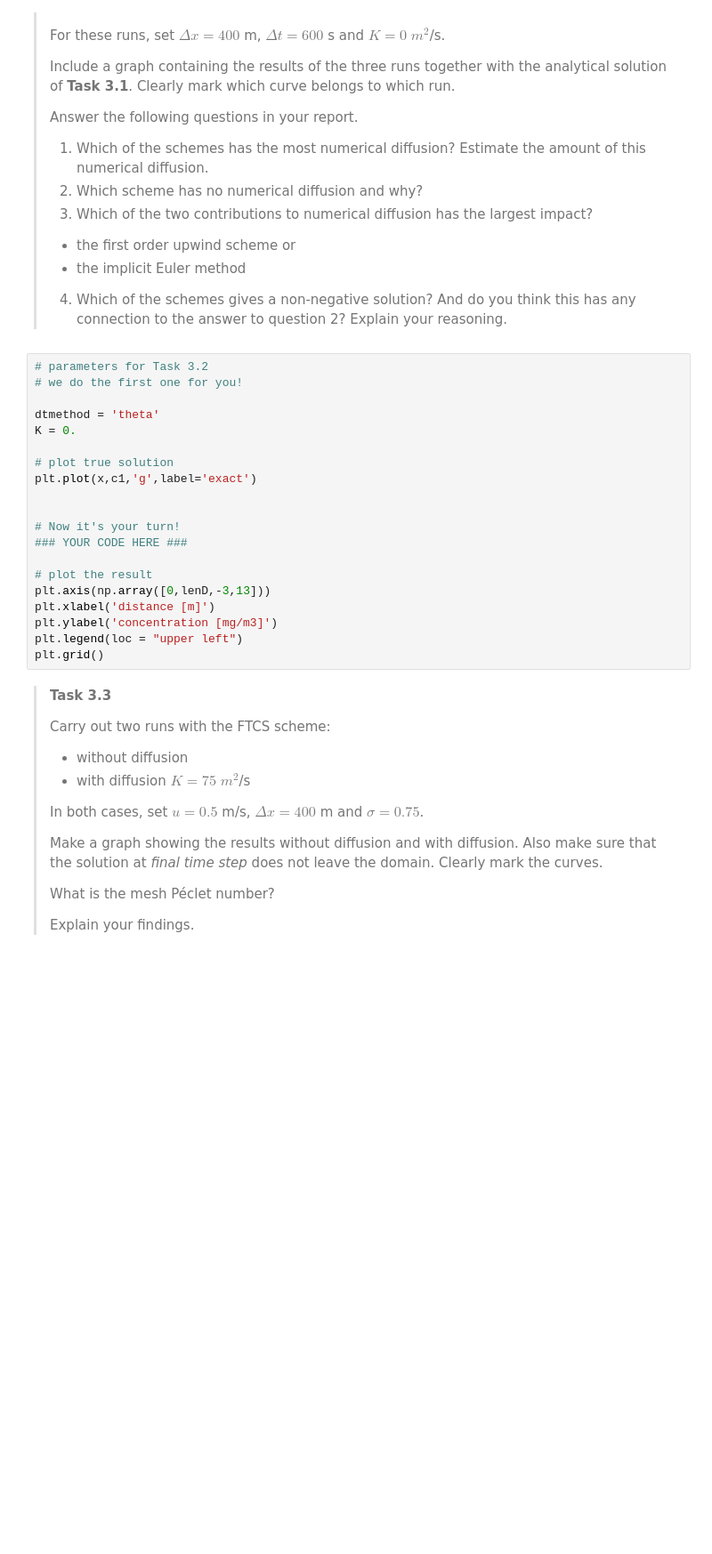
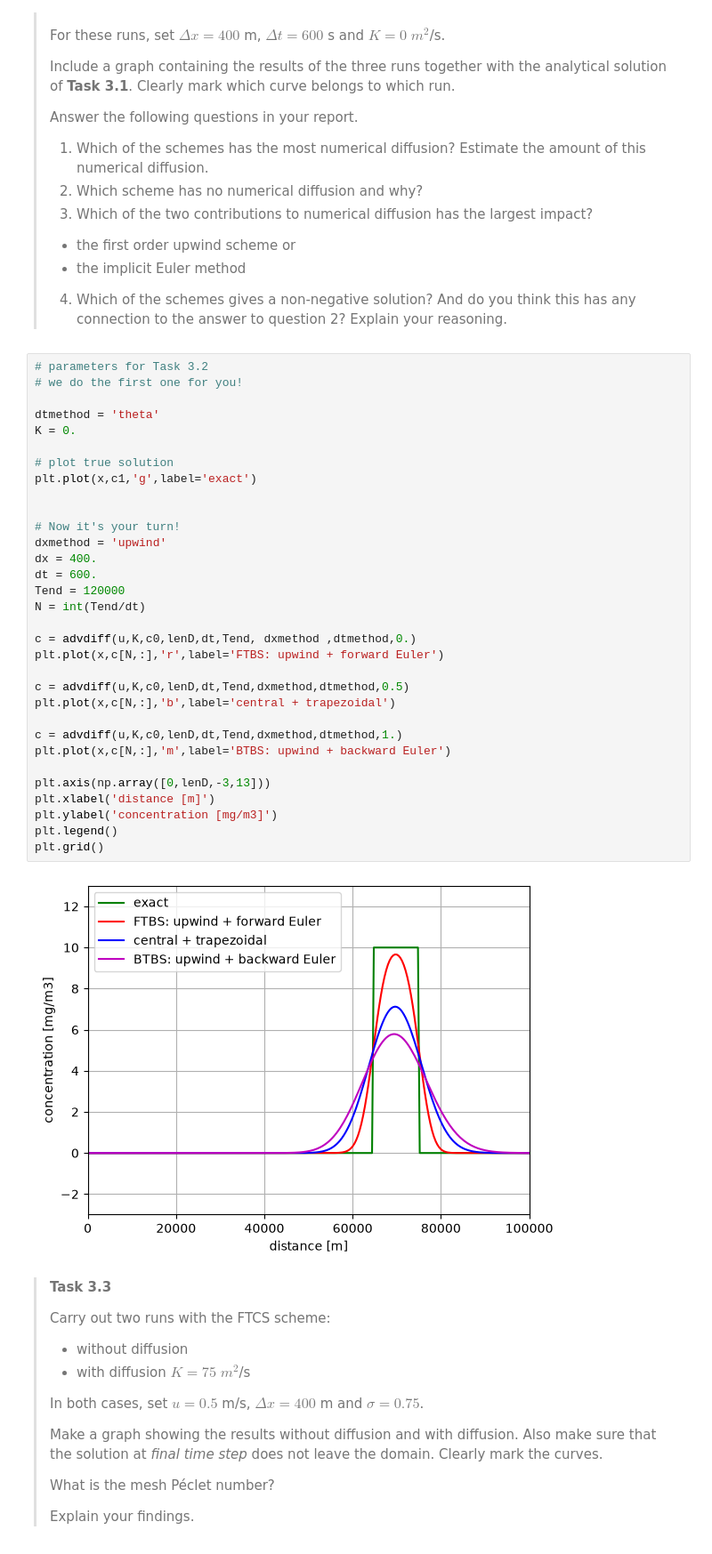
Before and after one commit to NielsJongsma/GA2.1, a Jupyter notebook: grp09.ipynb, the cells around one changed output. Shown at 89% size. Cells and saved outputs as stored; diff of their text form; blank space fills up the shorter version.

```diff
--- a/grp09.ipynb
+++ b/grp09.ipynb
@@ -324,23 +331,37 @@ plt.grid()
 # %%
 # parameters for Task 3.2
 # we do the first one for you!
 
 dtmethod = 'theta'
 K = 0.
 
 # plot true solution
 plt.plot(x,c1,'g',label='exact')
 
 
 # Now it's your turn!
-### YOUR CODE HERE ###
+dxmethod = 'upwind'
+dx = 400.
+dt = 600.
+Tend = 120000
+N = int(Tend/dt)
 
-# plot the result
+c = advdiff(u,K,c0,lenD,dt,Tend, dxmethod ,dtmethod,0.)
+plt.plot(x,c[N,:],'r',label='FTBS: upwind + forward Euler')
+
+c = advdiff(u,K,c0,lenD,dt,Tend,dxmethod,dtmethod,0.5)
+plt.plot(x,c[N,:],'b',label='central + trapezoidal')
+
+c = advdiff(u,K,c0,lenD,dt,Tend,dxmethod,dtmethod,1.)
+plt.plot(x,c[N,:],'m',label='BTBS: upwind + backward Euler')
+
 plt.axis(np.array([0,lenD,-3,13]))
 plt.xlabel('distance [m]')
 plt.ylabel('concentration [mg/m3]')
-plt.legend(loc = "upper left")
+plt.legend()
 plt.grid()
+# %% [output]
+[figure, added]
 # %% [markdown]
 >**Task 3.3**
 >
```
Also changed, not shown: parts of 7 cells of this notebook.
